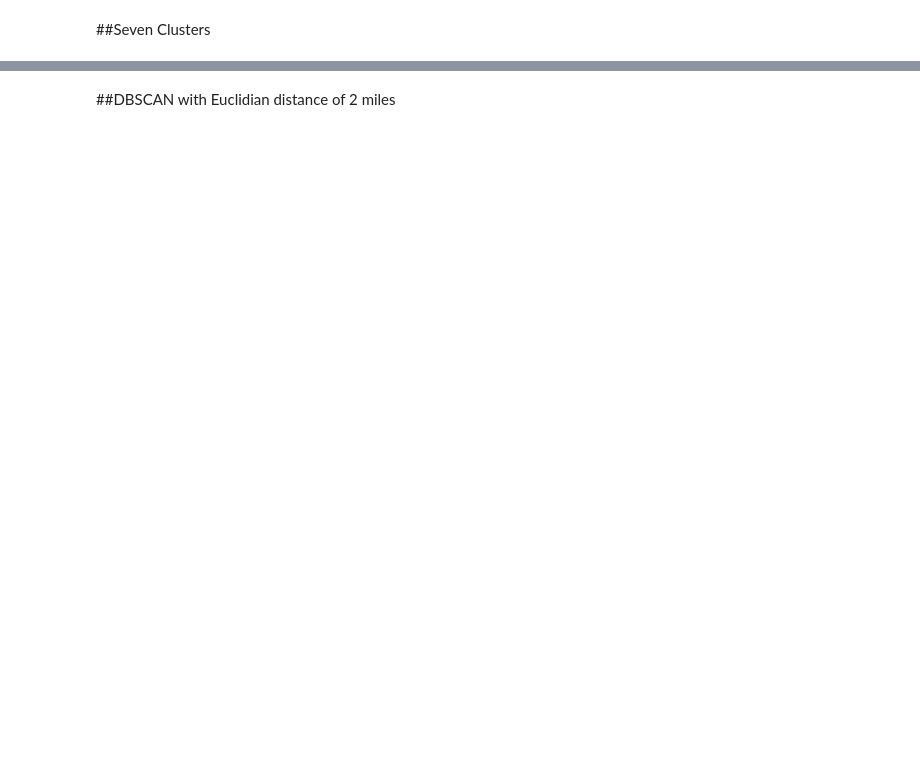
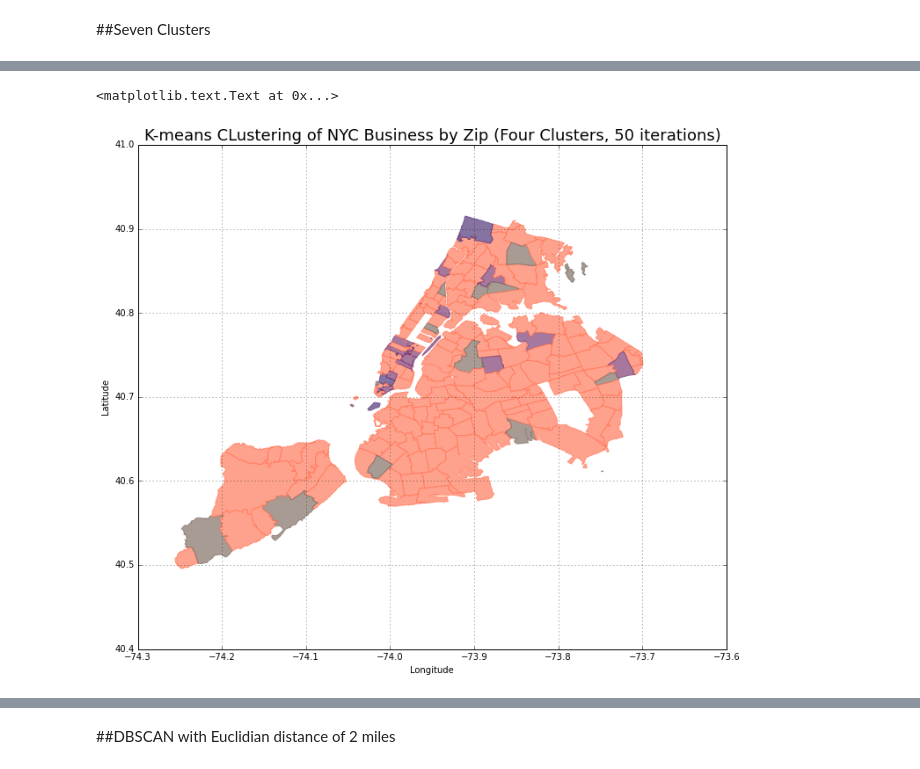
Before and after one commit to dstarobin/PUI2015_dstarobin, a Jupyter notebook: HW10/HW10ds.ipynb, the cells around one changed output, grey strips where cells are left out. Cells and saved outputs as stored; diff of their text form; code cells hidden in the pictures; blank space fills up the shorter version.

```diff
--- a/HW10/HW10ds.ipynb
+++ b/HW10/HW10ds.ipynb
@@ -188,3 +180,15 @@ pl.ylabel('Number of Establishments (stdev)')
+# %%
+# More iterations in this one to see if map looks different
+dfClean4high = dfClean1
+
+ctr4hi, lab4hi = kmeans2(np.asarray(dfClean4high), 4, iter = 50, minit = 'points')
+
+year = np.arange(1994, 2014)
+
+#print ctr4[0], lab4, lab4.shape
+
+# Adding cluster column
+dfClean4high['cluster'] = lab4hi
 # %% [markdown]
 ##Seven Clusters
 # %%
@@ -274,0 +281,36 @@ pl.ylabel('Latitude')
+# %%
+zipShapes4 = gp.read_file('nyc-zip-code-tabulation-areas-polygons.geojson')
+
+# Converting col name to 'zip' for join
+zipShapes4.rename(columns = {'postalCode':'zip'}, inplace = True)
+zipData4hi = dfClean4high
+
+# Setting index
+zipData4hi['zip'] = zipData4hi.index
+
+zipShapes4['zip'] = zipShapes4['zip'].astype(float)
+KSforjoin4 = pd.merge(zipData4hi, zipShapes4, on = 'zip', how = 'inner')
+
+# For symbolizing K-means results on map
+KS4hiformap = (KSforjoin4.join(pd.Series(lab4hi, name = 'Cluster'))).dropna()
+
+fig = plt.figure(figsize = (12,12))
+
+for i in range(len(KS4hiformap)):
+    ax = fig.add_subplot(111)
+    poly = KS4hiformap['geometry'][i]
+    cluster = KS4hiformap['Cluster'][i]
+    ax.add_patch(PolygonPatch(poly,
+                              fc=kelly_colors_hex[int(cluster)],
+                              ec=kelly_colors_hex[int(cluster)],
+                              alpha = 0.7, label = i))
+
+ax.axis('scaled') # will not plot without this--why?
+ax.set_title('K-means CLustering of NYC Business by Zip (Four Clusters, 50 iterations)',
+             size = 18)
+ax.grid()
+pl.xlabel('Longitude')
+pl.ylabel('Latitude')
+# %% [output]
+<matplotlib.text.Text at 0x...>
+[figure, added]
```
Also changed, not shown: parts of 17 cells of this notebook.
